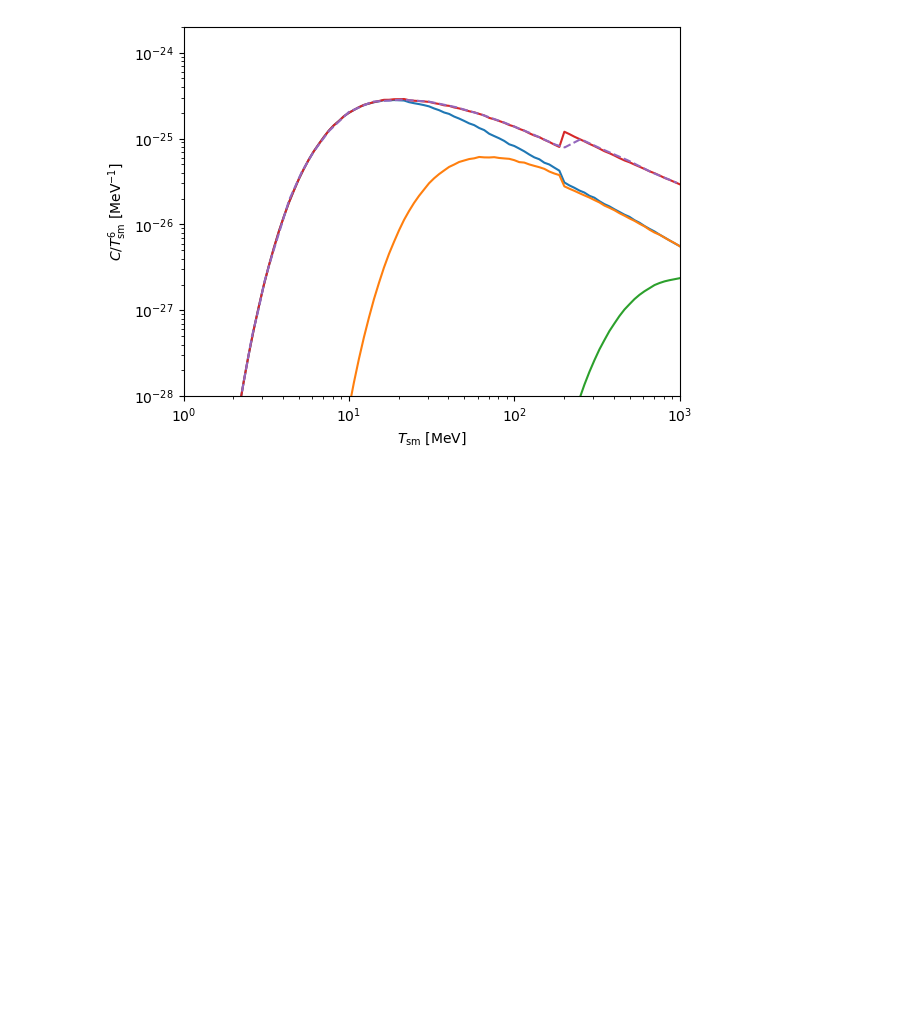
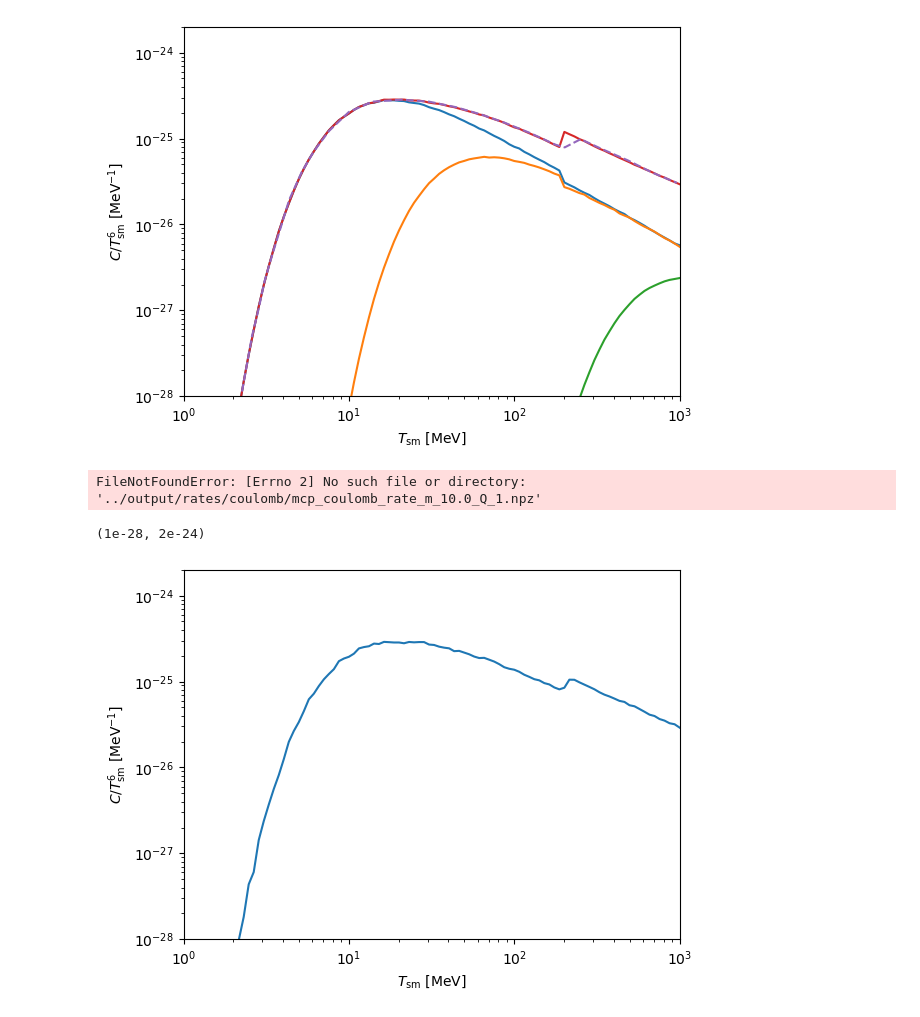
Before and after one commit to Duncan-Adams/mcp_boltzmann, a Jupyter notebook: notebooks/mcp_elastic_scatt.ipynb, the cells around one changed output. Drawn from its saved outputs; the diff is of its cells as text; code cells hidden in the pictures; blank space fills up the shorter version.

```diff
--- a/notebooks/mcp_elastic_scatt.ipynb
+++ b/notebooks/mcp_elastic_scatt.ipynb
@@ -251,0 +256,24 @@ plt.ylim(1e-28, 2e-24)
+# %%
+foo = np.load('../output/rates/coulomb/mcp_coulomb_rate_m_10.0_Q_1.npz')
+# %% [output]
+FileNotFoundError: [Errno 2] No such file or directory: '../output/rates/coulomb/mcp_coulomb_rate_m_10.0_Q_1.npz'
+# %%
+def load_tabulated_rate(path):
+    with np.load(path) as rate_file:
+        return LinearNDInterpolator(rate_file['temp_grid'], rate_file['rate'], fill_value=0.0)
+# %%
+tab_rate = load_tabulated_rate('../output/rates/coulomb/mcp_coulomb_rate_m_10.0_Q_1.npz')
+# %%
+plt.plot(T_range, Q**2*tab_rate(T_range, T_ratio*T_range)/T_range**6)
+
+plt.yscale('log')
+plt.xscale('log')
+
+plt.xlabel(r'$T_{\rm sm}$ [MeV]')
+plt.ylabel(r'$C/T^6_{\rm sm}$ [MeV$^{-1}$]')
+
+plt.xlim(1, 1e3)
+plt.ylim(1e-28, 2e-24)
+# %% [output]
+(1e-28, 2e-24)
+[figure, added]
```
Also changed, not shown: parts of 12 cells of this notebook, 3 other files.
